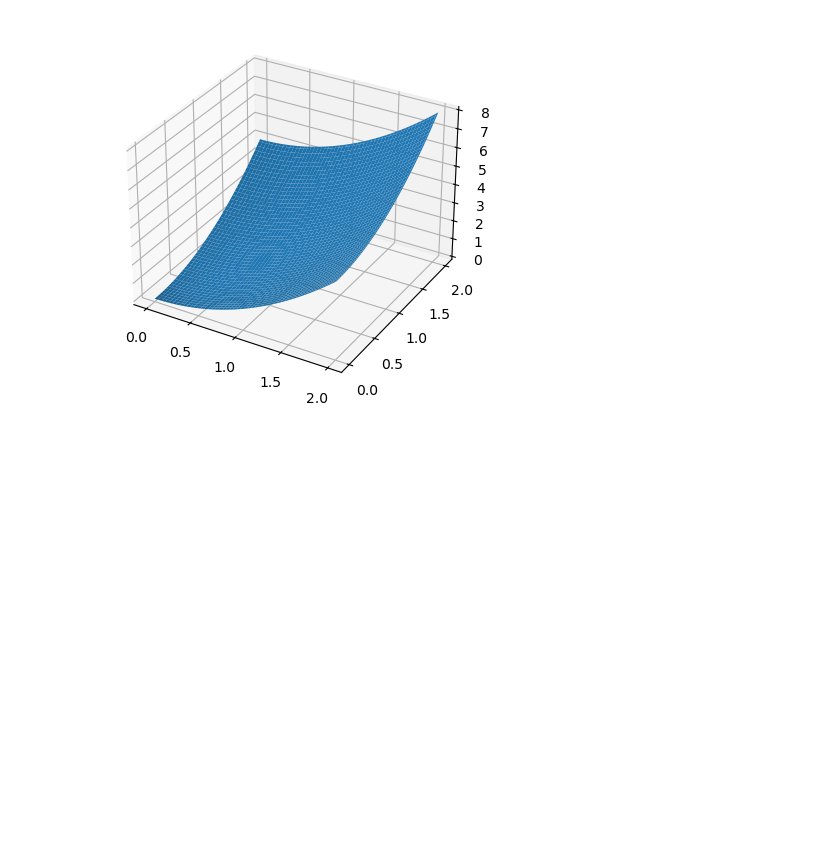
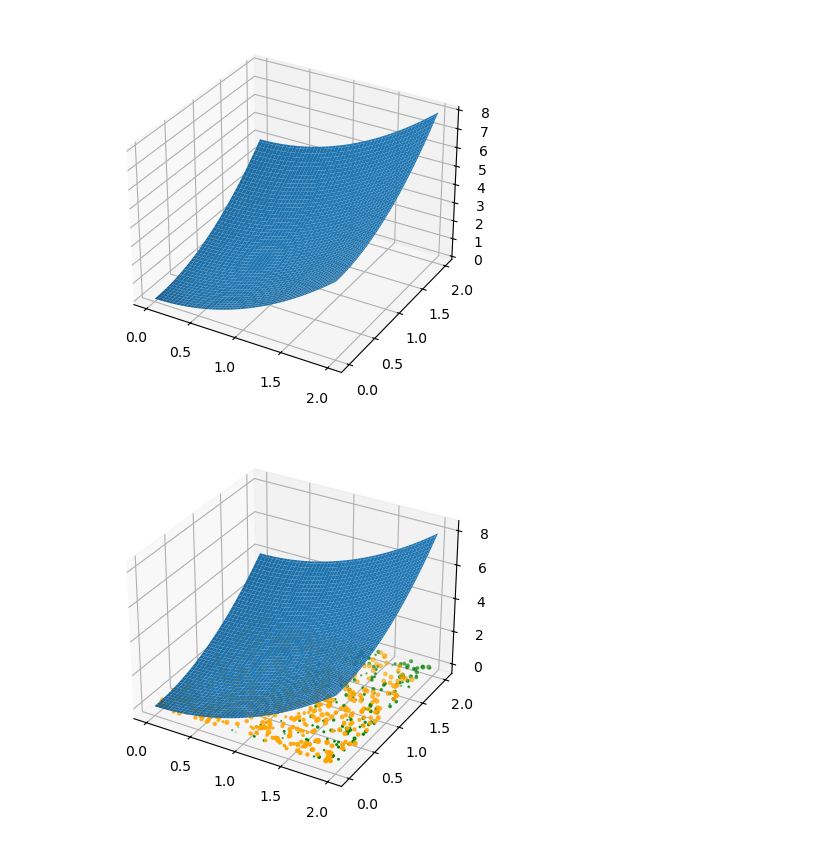
Before and after one commit to GenovaCosmology/AstroCosmoComputational, a Jupyter notebook: Students/AndreaGatti/Lesson7/Exercize1/Rejection_montecarlo.ipynb, the cells around one changed output. Cells and saved outputs as stored; diff of their text form; code cells hidden in the pictures; blank space fills up the shorter version.

```diff
--- a/Students/AndreaGatti/Lesson7/Exercize1/Rejection_montecarlo.ipynb
+++ b/Students/AndreaGatti/Lesson7/Exercize1/Rejection_montecarlo.ipynb
@@ -171,2 +145,67 @@ def rejection_monte_carlo_flat(n_samples,x,y,pdf):
 # %%
 #Proposal distribution
+# %%
+#vector that i can use to put points out of target distribution (Nd_distribution)
+out_distribNd_x=[]
+out_distribNd_y=[]
+out_distribNd_z=[]
+#vector that i can use to put points in the target distribution
+vect_x = []
+vect_y = []
+vect_z = []
+
+#define the method of rejection_monte_carlo
+def rejection_monte_carlo_flat(n_samples,x,y,z,pdf):
+    count_within_region = 0
+    #now i introduce a variable that count how many point is within the box(in this case flat function)
+    number = 0
+    for _ in range(n_samples):
+        n_x = random.uniform(min(x), max(x))  # Generate a random x-coordinate
+        n_y = random.uniform(min(y), max(y))  # Generate a random y-coordinate
+        n_z = random.uniform(0,max(z))
+        #print(n_y)
+
+        if n_z <= pdf(n_x,n_y):
+            count_within_region += 1
+            vect_x.append(n_x)
+            vect_y.append(n_y)
+            vect_z.append(n_z)
+            number = number + 1
+            #print(n_x,n_y)
+        else:
+            out_distribNd_x.append(n_x)
+            out_distribNd_y.append(n_y)
+            out_distribNd_z.append(n_z)
+
+    return number
+
+#point of a flat distribution:
+#if 1D i have x and y, but in Nd i have N+1 variables
+ascisse = np.linspace(0,2,100)
+ordinate = np.linspace(0,2,100)
+zeta = np.full(100,8.5)
+
+number = rejection_monte_carlo_flat(num_points,ascisse,ordinate,zeta,Nd_distribution)
+
+#fig,ax = plt.subplots()
+fig = plt.figure()
+
+ax = fig.add_subplot(111, projection='3d')
+#ax.plot(x, y) #label='Flat function'
+#ax.plot(x, pdf) #label='Gaussian distribuction'
+plt.scatter(out_distribNd_x, out_distribNd_y, out_distribNd_z, color='orange',marker='o')
+plt.scatter(vect_x, vect_y, vect_z, color='green',marker='o')
+#plt.scatter(vec_x, vec_y, color = 'green', marker='o')
+#ax.legend()
+#plt.show()
+#print("efficiency is: ",len(vector_x)/(len(vector_x) + len(out_distrib_x)))
+
+# Create 3D plot
+ax.plot_surface(x, y, z)
+
+# Rotate the plot
+#ax.view_init(270, angle)  # Change the view angle
+
+plt.show()
+# %% [output]
+[figure, added]
```
Also changed, not shown: parts of 3 cells of this notebook.
